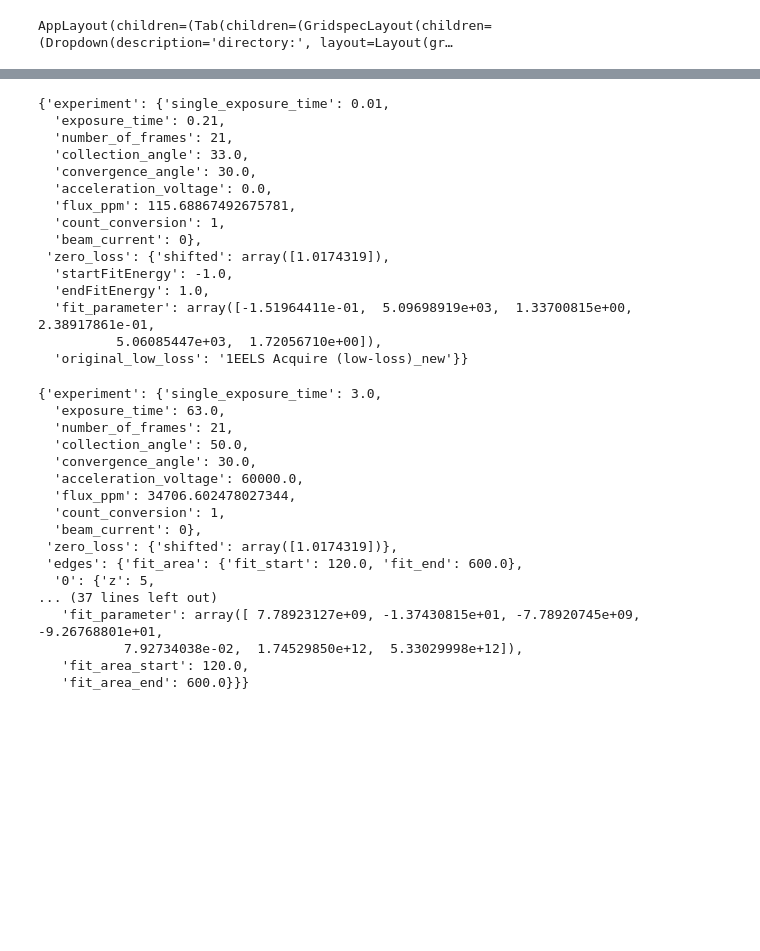
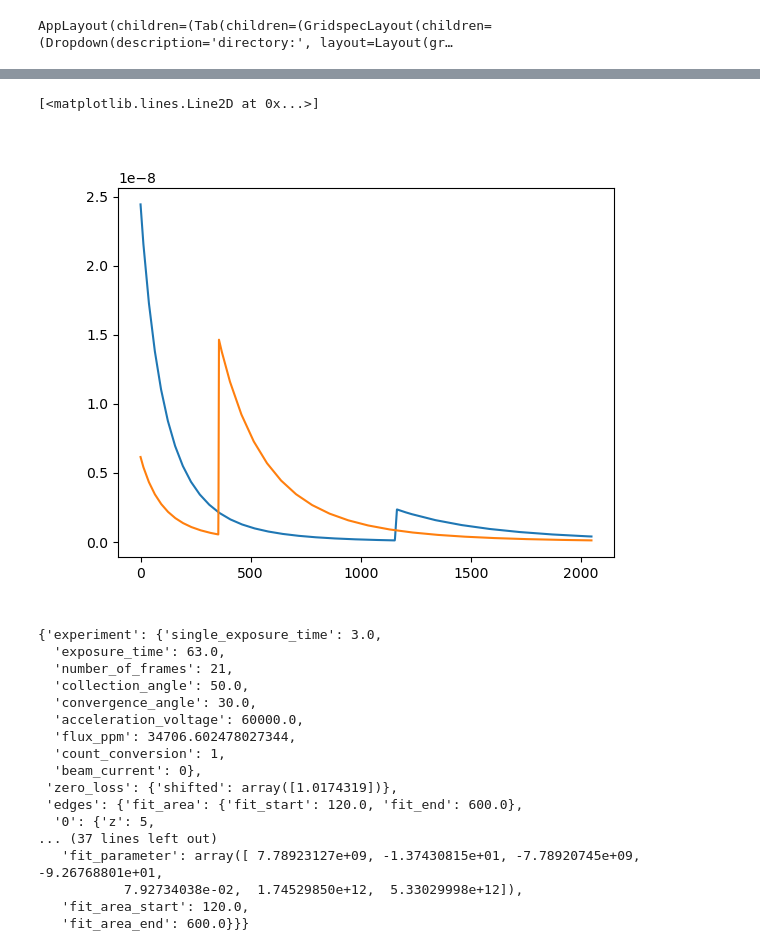
Before and after one commit to gduscher/MLSTEM2024, a Jupyter notebook: Day3/Analyse_Low_Loss.ipynb, the cells around one changed output, grey strips where cells are left out. Cells and saved outputs as stored; diff of their text form; code cells hidden in the pictures; blank space fills up the shorter version.

```diff
--- a/Day3/Analyse_Low_Loss.ipynb
+++ b/Day3/Analyse_Low_Loss.ipynb
@@ -134,21 +137,12 @@ infoWidget.core_loss.update_cl_dataset()
-# %%
-infoWidget.datasets['resolution_functions'].metadata
-# %% [output]
-{'experiment': {'single_exposure_time': 0.01,
-  'exposure_time': 0.21,
-  'number_of_frames': 21,
-  'collection_angle': 33.0,
-  'convergence_angle': 30.0,
-  'acceleration_voltage': 0.0,
-  'flux_ppm': 115.68867492675781,
-  'count_conversion': 1,
-  'beam_current': 0},
- 'zero_loss': {'shifted': array([1.0174319]),
-  'startFitEnergy': -1.0,
-  'endFitEnergy': 1.0,
-  'fit_parameter': array([-1.51964411e-01,  5.09698919e+03,  1.33700815e+00,  2.38917861e-01,
-          5.06085447e+03,  1.72056710e+00]),
-  'original_low_loss': '1EELS Acquire (low-loss)_new'}}
+# %%
+B_Xsection= infoWidget.datasets['Channel_000'].metadata['edges']['0']['data']
+N_Xsection= infoWidget.datasets['Channel_000'].metadata['edges']['1']['data']
+plt.figure()
+plt.plot(N_Xsection)
+plt.plot(B_Xsection)
+# %% [output]
+[<matplotlib.lines.Line2D at 0x...>]
+[figure, added]
 # %%
 infoWidget.datasets['Channel_000'].metadata
 # %% [output]
```
Also changed, not shown: parts of 5 cells of this notebook, 2 other files.
